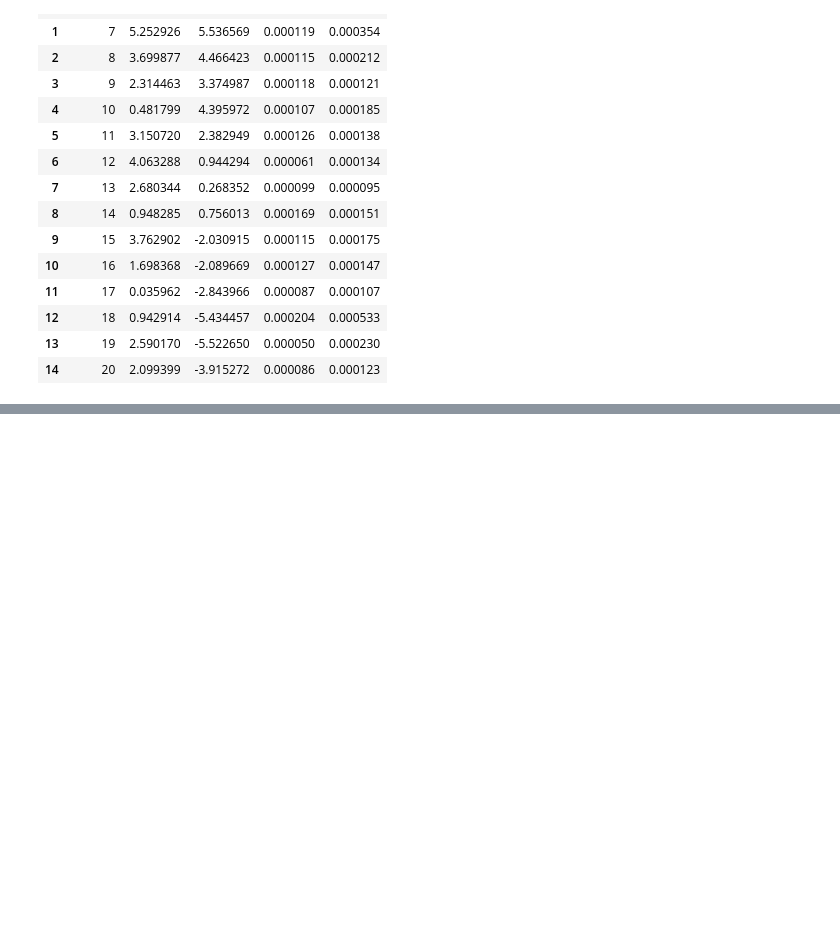
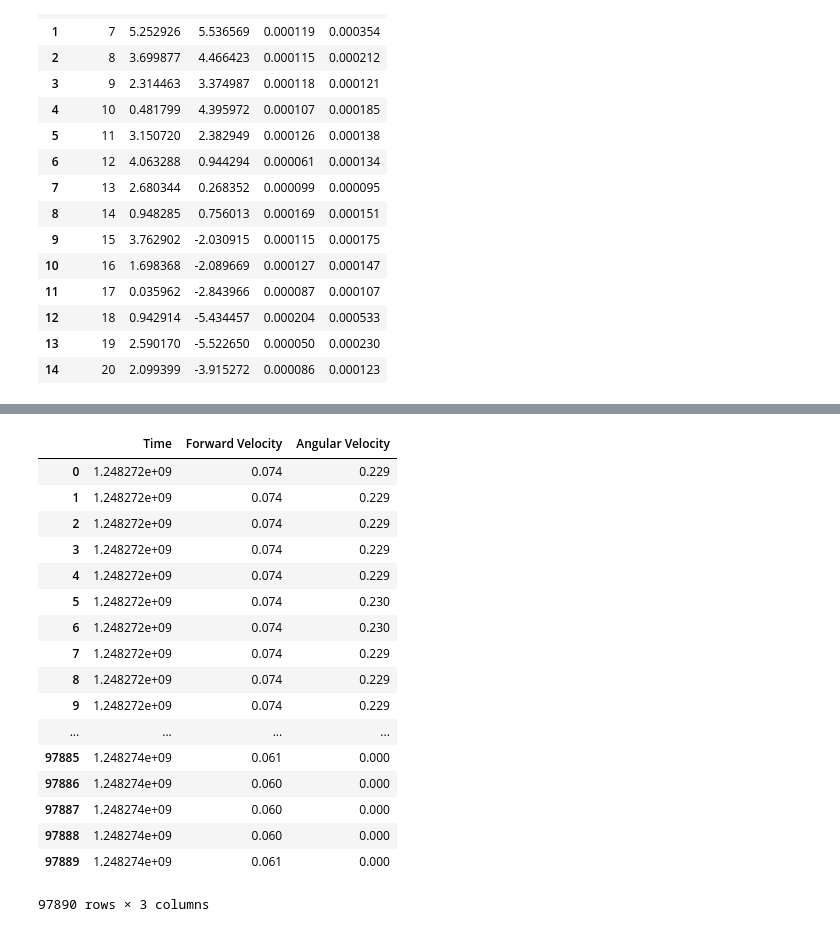
Before and after one commit to clylau/E205_Final_Project, a Jupyter notebook: Final_Project_Code.ipynb, the cells around one changed output, grey strips where cells are left out. Cells and saved outputs as stored; diff of their text form; code cells hidden in the pictures; blank space fills up the shorter version.

```diff
--- a/Final_Project_Code.ipynb
+++ b/Final_Project_Code.ipynb
@@ -53,0 +136,21 @@ loadFile("./MRCLAM_Dataset1/Landmark_Groundtruth.dat")
+# %%
+robot1_odo
+# %% [output]
+|  | Time | Forward Velocity | Angular Velocity |
+| 0 | 1.248272e+09 | 0.074 | 0.229 |
+| 1 | 1.248272e+09 | 0.074 | 0.229 |
+| 2 | 1.248272e+09 | 0.074 | 0.229 |
+| 3 | 1.248272e+09 | 0.074 | 0.229 |
+| 4 | 1.248272e+09 | 0.074 | 0.229 |
+| 5 | 1.248272e+09 | 0.074 | 0.230 |
+| 6 | 1.248272e+09 | 0.074 | 0.230 |
+| 7 | 1.248272e+09 | 0.074 | 0.229 |
+| 8 | 1.248272e+09 | 0.074 | 0.229 |
+| 9 | 1.248272e+09 | 0.074 | 0.229 |
+| ... | ... | ... | ... |
+| 97885 | 1.248274e+09 | 0.061 | 0.000 |
+| 97886 | 1.248274e+09 | 0.060 | 0.000 |
+| 97887 | 1.248274e+09 | 0.060 | 0.000 |
+| 97888 | 1.248274e+09 | 0.060 | 0.000 |
+| 97889 | 1.248274e+09 | 0.061 | 0.000 |
+97890 rows × 3 columns
```
Also changed, not shown: parts of 12 cells of this notebook.
